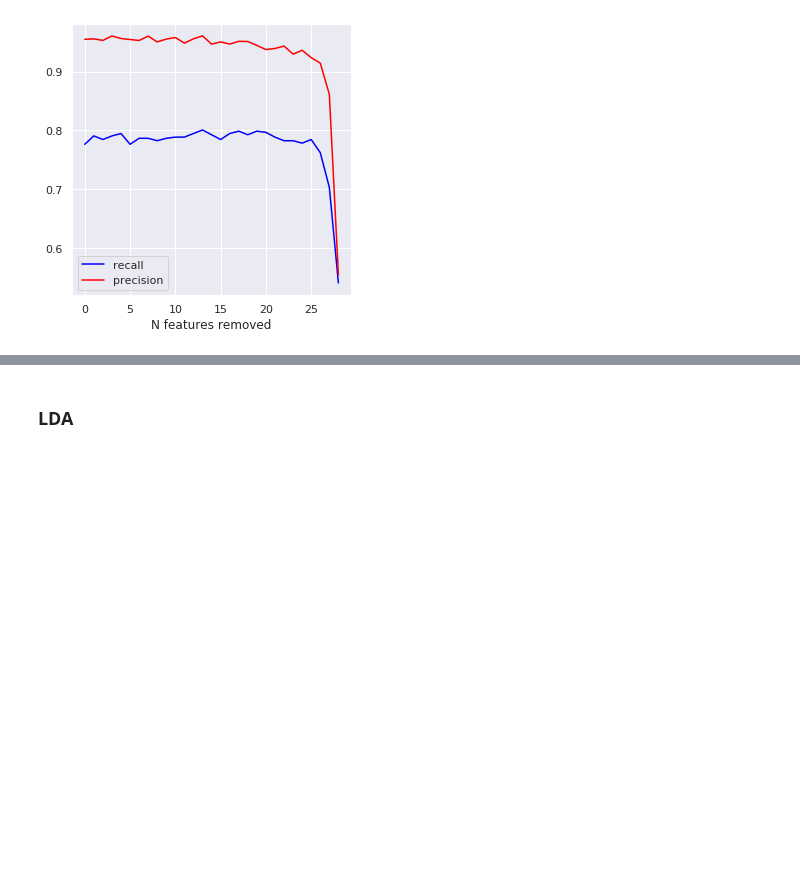
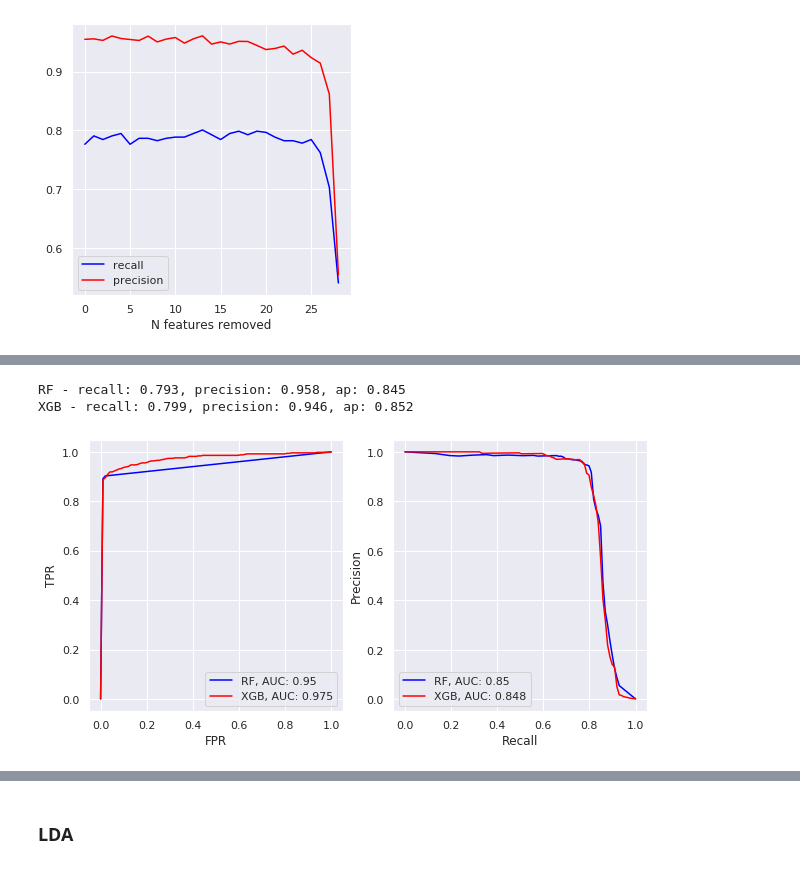
Before and after one commit to VladimirIsakov91/CreditCardFraud, a Jupyter notebook: CreditCardFraud.ipynb, the cells around one changed output, grey strips where cells are left out. Cells and saved outputs as stored; diff of their text form; code cells hidden in the pictures; blank space fills up the shorter version.

```diff
--- a/CreditCardFraud.ipynb
+++ b/CreditCardFraud.ipynb
@@ -397,0 +414,15 @@ X_.head()
+# %%
+models = [RandomForestClassifier(random_state=SEED, n_jobs=JOBS), XGBClassifier(random_state=SEED, n_jobs=JOBS)]
+
+cms, run_stats, run_metrics = ml_run(models=models,
+                                     X=X_,
+                                     y=y,
+                                     names=['RF', 'XGB'],
+                                     n_splits=5)
+# %% [output]
+RF - recall: 0.793, precision: 0.958, ap: 0.845
+XGB - recall: 0.799, precision: 0.946, ap: 0.852
+# %%
+visualize(run_metrics=run_metrics)
+# %% [output]
+[figure, added]
```
Also changed, not shown: parts of 17 cells of this notebook, 2 other files.
